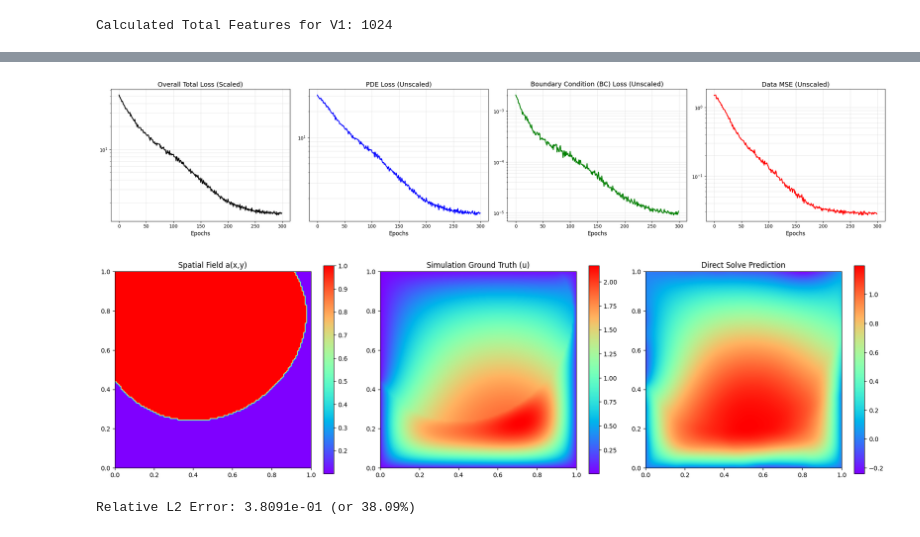
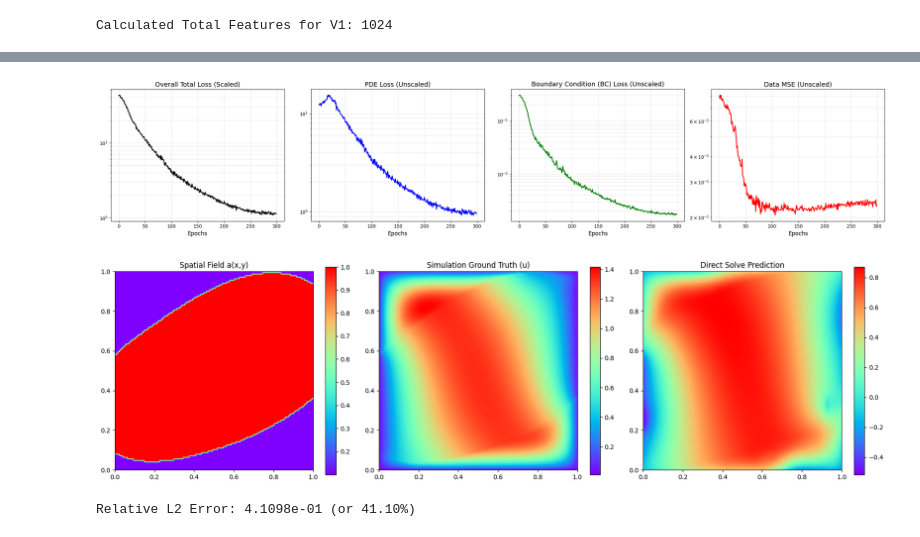
Before and after one commit to wang-yuancheng/piml, a Jupyter notebook: notebooks/darcy_flow_solver_direct.ipynb, the cells around one changed output, grey strips where cells are left out. Drawn from its saved outputs; the diff is of its cells as text; code cells hidden in the pictures.

```diff
--- a/notebooks/darcy_flow_solver_direct.ipynb
+++ b/notebooks/darcy_flow_solver_direct.ipynb
@@ -205,18 +209,18 @@ print(f"DataLoaders ready! (Train: {n_train}, Val: {n_val}, Test: {n_test})")
 DataLoaders ready! (Train: 10, Val: 5, Test: 5)
 # %%
 epochs = 300
-M = 512
+M = 1024
 chunk_size = 256
-hidden_layers = [256,256,256,256]
+hidden_layers = [1024,1024,1024,1024]
 
 total_features = hidden_layers[-1]
 # sum(hidden_layers)
 
 sigma = 1
 tik_reg_fixed = 1e-5
-matrix_bc_weight = 1e4
+matrix_bc_weight = 1e2
 pde_loss_weight = 1.0
-bc_loss_weight = 1e4
+bc_loss_weight = 1e2
 data_loss_weight = 0
 
 rff_key = jax.random.PRNGKey(99)
@@ -257,7 +261,7 @@ class FeatureExtractor(nn.Module):
         h = jnp.concatenate([jnp.sin(proj), jnp.cos(proj)])
 
         for size in self.hidden_layers:
-            h = nn.Dense(size, kernel_init=nn.initializers.he_normal())(h)
+            h = nn.Dense(size, kernel_init=nn.initializers.glorot_normal())(h)
             h = nn.tanh(h)
         return h
 
@@ -456,7 +460,7 @@ opt_state = optimizer.init(params)
 rng = jax.random.PRNGKey(42)
 
 total_points = x.shape[0]
-spatial_batch_size = 15000
+spatial_batch_size = 5000
 total_bc_points = x_bc.shape[0]
 bc_batch_size = 512
 
@@ -565,10 +569,10 @@ for ax in axes:
 plt.tight_layout()
 plt.show()
 # %% [output]
-[figure, old version]
+[figure, new version]
 # %%
 # --- Predict & Evaluate on Test Sample ---
-test_idx = 2
+test_idx = 0
 a_sample, a_x_sample, a_y_sample, u_sim_sample = test_dataset[test_idx]
 
 # Expand dims to act as a batch of 1
@@ -608,34 +612,34 @@ y_orig = jnp.array(Y_orig.reshape(-1, 1))
 f_orig = f_spatial_vmap(params, x_orig, y_orig)
 u_pred_orig = jnp.dot(f_orig, w_plot[0])
 
 # --- Dynamic Plotting ---
 a_plot = raw_a_sim.T
 u_sim_plot = raw_u_sim.T
 u_pred_plot = u_pred_orig.reshape(nx, ny).T
 
 vmin_true = float(jnp.min(u_sim_plot))
 vmax_true = float(jnp.max(u_sim_plot))
 
 # Hardcode the true mathematical domain limits
 ext = [0.0, 1.0, 0.0, 1.0]
 fig, axes = plt.subplots(1, 3, figsize=(18, 5))
 
 mesh1 = axes[0].imshow(a_plot, interpolation='bilinear', origin='lower', cmap='rainbow', extent=ext, aspect=1.)
 fig.colorbar(mesh1, ax=axes[0])
 axes[0].set_title(f'Spatial Field a(x,y)')
 
 mesh2 = axes[1].imshow(u_sim_plot, interpolation='bilinear', origin='lower', cmap='rainbow', extent=ext, aspect=1)
 fig.colorbar(mesh2, ax=axes[1])
 axes[1].set_title('Simulation Ground Truth (u)')
 
 mesh3 = axes[2].imshow(u_pred_plot, interpolation='bilinear', origin='lower', cmap='rainbow', extent=ext, aspect=1)
 fig.colorbar(mesh3, ax=axes[2])
 axes[2].set_title('Direct Solve Prediction')
 
 plt.tight_layout()
 plt.show()
 # %% [output]
-[figure, old version]
+[figure, new version]
 # %%
 # --- Relative L2 Error ---
 error_l2_norm = jnp.linalg.norm(u_pred_orig.flatten() - raw_u_sim.flatten())
@@ -643,4 +647,4 @@ true_l2_norm = jnp.linalg.norm(raw_u_sim.flatten())
 relative_l2 = error_l2_norm / true_l2_norm
 print(f"Relative L2 Error: {relative_l2:.4e} (or {relative_l2 * 100:.2f}%)")
 # %% [output]
-Relative L2 Error: 3.8091e-01 (or 38.09%)
+Relative L2 Error: 4.1098e-01 (or 41.10%)
```
Also changed, not shown: parts of 2 cells of this notebook, 12 other files.
